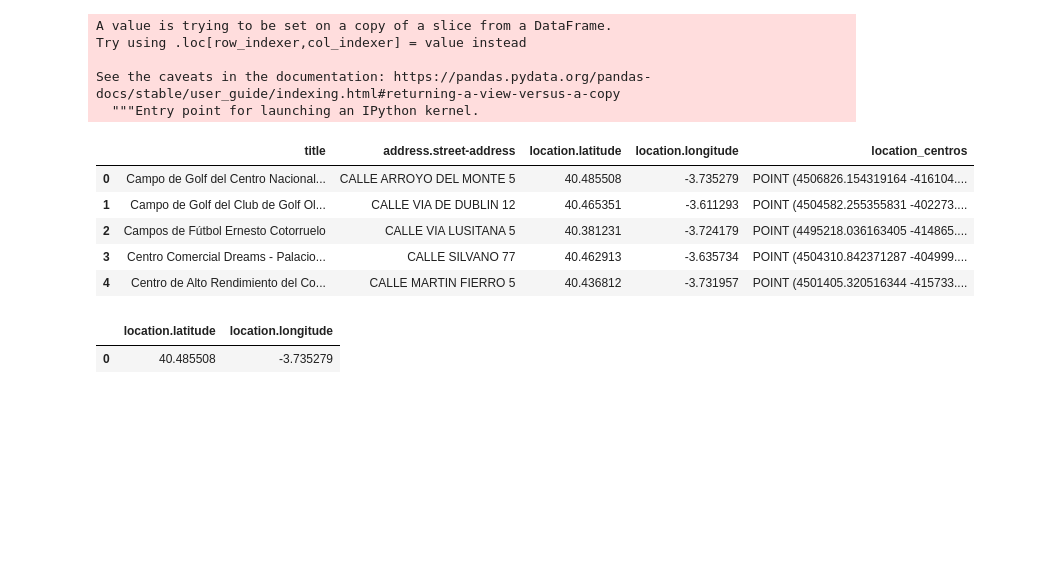
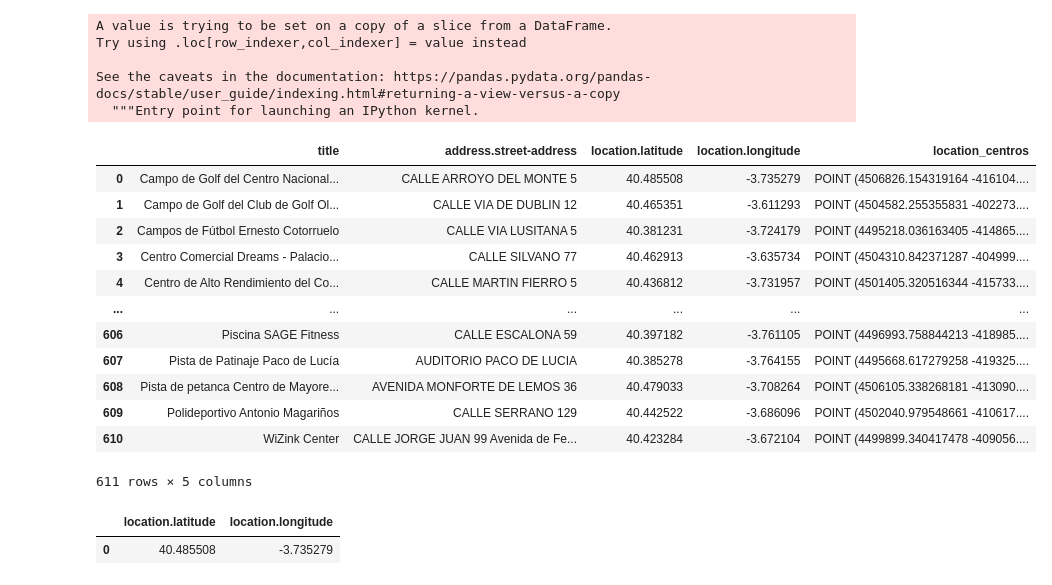
Before and after one commit to Izaskunastrain/ih_datamadpt1121_project_m1, a Jupyter notebook: p_analysis/ALL.ipynb, the cells around one changed output. Drawn from its saved outputs; the diff is of its cells as text; code cells hidden in the pictures; blank space fills up the shorter version.

```diff
--- a/p_analysis/ALL.ipynb
+++ b/p_analysis/ALL.ipynb
@@ -118,14 +125,21 @@ Try using .loc[row_indexer,col_indexer] = value instead
 See the caveats in the documentation: https://pandas.pydata.org/pandas-docs/stable/user_guide/indexing.html#returning-a-view-versus-a-copy
   """Entry point for launching an IPython kernel.
 # %%
-df_centros_deportivos.head()
+df_centros_deportivos
 # %% [output]
 |  | title | address.street-address | location.latitude | location.longitude | location_centros |
 | 0 | Campo de Golf del Centro Nacional... | CALLE ARROYO DEL MONTE 5 | 40.485508 | -3.735279 | POINT (4506826.154319164 -416104.... |
 | 1 | Campo de Golf del Club de Golf Ol... | CALLE VIA DE DUBLIN 12 | 40.465351 | -3.611293 | POINT (4504582.255355831 -402273.... |
 | 2 | Campos de Fútbol Ernesto Cotorruelo | CALLE VIA LUSITANA 5 | 40.381231 | -3.724179 | POINT (4495218.036163405 -414865.... |
 | 3 | Centro Comercial Dreams - Palacio... | CALLE SILVANO 77 | 40.462913 | -3.635734 | POINT (4504310.842371287 -404999.... |
 | 4 | Centro de Alto Rendimiento del Co... | CALLE MARTIN FIERRO 5 | 40.436812 | -3.731957 | POINT (4501405.320516344 -415733.... |
+| ... | ... | ... | ... | ... | ... |
+| 606 | Piscina SAGE Fitness | CALLE ESCALONA 59 | 40.397182 | -3.761105 | POINT (4496993.758844213 -418985.... |
+| 607 | Pista de Patinaje Paco de Lucía | AUDITORIO PACO DE LUCIA | 40.385278 | -3.764155 | POINT (4495668.617279258 -419325.... |
+| 608 | Pista de petanca Centro de Mayore... | AVENIDA MONFORTE DE LEMOS 36 | 40.479033 | -3.708264 | POINT (4506105.338268181 -413090.... |
+| 609 | Polideportivo Antonio Magariños | CALLE SERRANO 129 | 40.442522 | -3.686096 | POINT (4502040.979548661 -410617.... |
+| 610 | WiZink Center | CALLE JORGE JUAN 99 Avenida de Fe... | 40.423284 | -3.672104 | POINT (4499899.340417478 -409056.... |
+611 rows × 5 columns
 # %%
 #Input
 # %%
```
Also changed, not shown: parts of 11 cells of this notebook.
